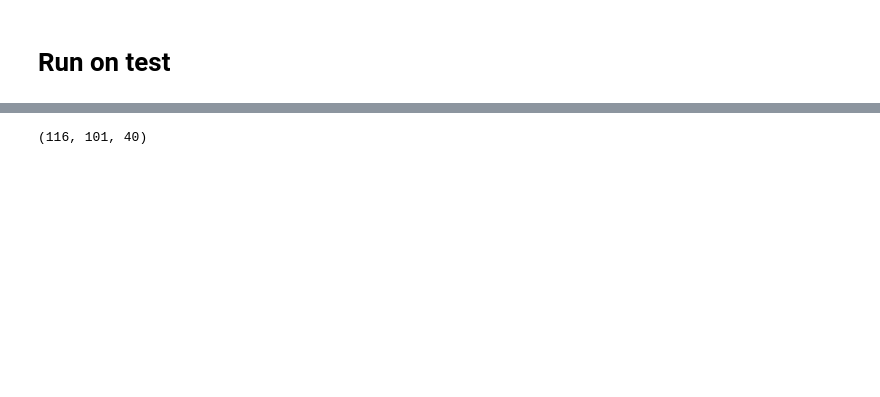
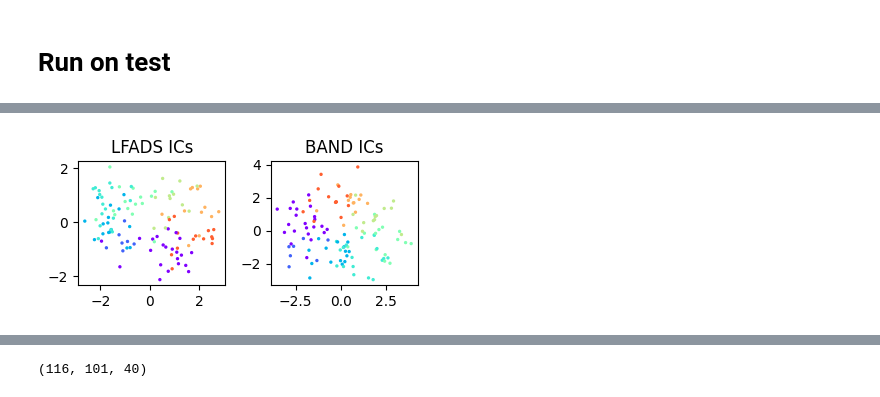
Before and after one commit to NinelK/BAND-torch, a Jupyter notebook: notebooks/post/compare_pairs.ipynb, the cells around one changed output, grey strips where cells are left out. Cells and saved outputs as stored; diff of their text form; code cells hidden in the pictures; blank space fills up the shorter version.

```diff
--- a/notebooks/post/compare_pairs.ipynb
+++ b/notebooks/post/compare_pairs.ipynb
@@ -103,0 +234,14 @@ for model_name in model_names:
+# %%
+# substitute elements with ids
+uniq_dirs = np.unique(true_target_direction)
+true_label = np.array([np.where(uniq_dirs==t)[0][0] for t in true_target_direction])
+
+from matplotlib import cm
+trial_id = 0
+fig, ax = plt.subplots(1,2, figsize=(4,2))
+for i in range(2):
+    ax[i].set_title(model_titles[i] + ' ICs')
+    ax[i].scatter(*both_ics[i].T,c=cm.rainbow(true_label/8),s=2)
+fig.tight_layout()
+# %% [output]
+[figure, added]
```
Also changed, not shown: parts of 23 cells of this notebook, 14 other files.
